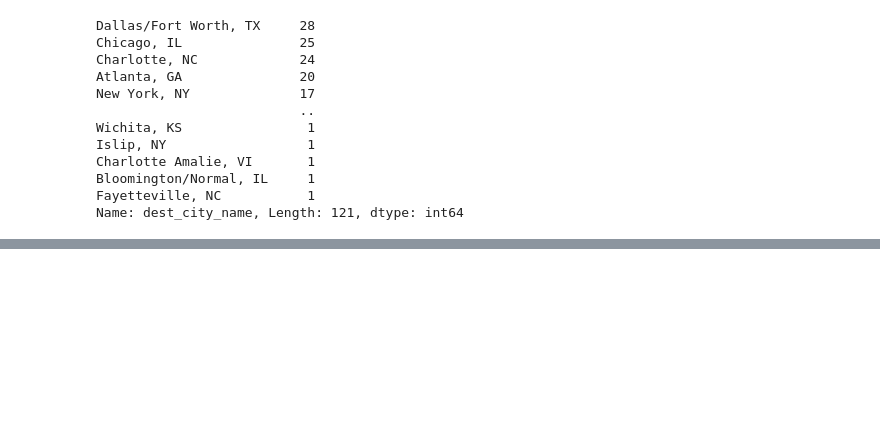
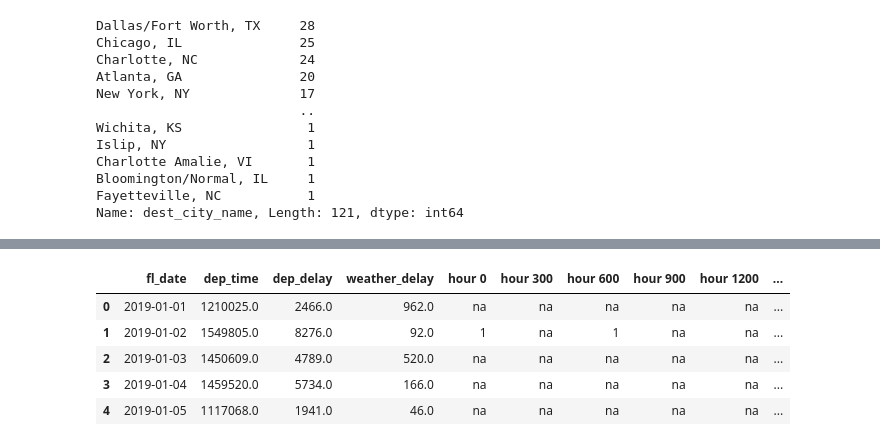
Before and after one commit to sjmitche9/Midterm-Project, a Jupyter notebook: Flights_WorldWeatherOnline_API.ipynb, the cells around one changed output, grey strips where cells are left out. Cells and saved outputs as stored; diff of their text form; code cells hidden in the pictures; blank space fills up the shorter version.

```diff
--- a/Flights_WorldWeatherOnline_API.ipynb
+++ b/Flights_WorldWeatherOnline_API.ipynb
@@ -177,0 +269,9 @@ def get_venues(x):
+# %%
+df.head()
+# %% [output]
+|  | fl_date | dep_time | dep_delay | weather_delay | hour 0 | hour 300 | hour 600 | hour 900 | hour 1200 | ... |
+| 0 | 2019-01-01 | 1210025.0 | 2466.0 | 962.0 | na | na | na | na | na | ... |
+| 1 | 2019-01-02 | 1549805.0 | 8276.0 | 92.0 | 1 | na | 1 | na | na | ... |
+| 2 | 2019-01-03 | 1450609.0 | 4789.0 | 520.0 | na | na | na | na | na | ... |
+| 3 | 2019-01-04 | 1459520.0 | 5734.0 | 166.0 | na | na | na | na | na | ... |
+| 4 | 2019-01-05 | 1117068.0 | 1941.0 | 46.0 | na | na | na | na | na | ... |
```
Also changed, not shown: parts of 58 cells of this notebook.
